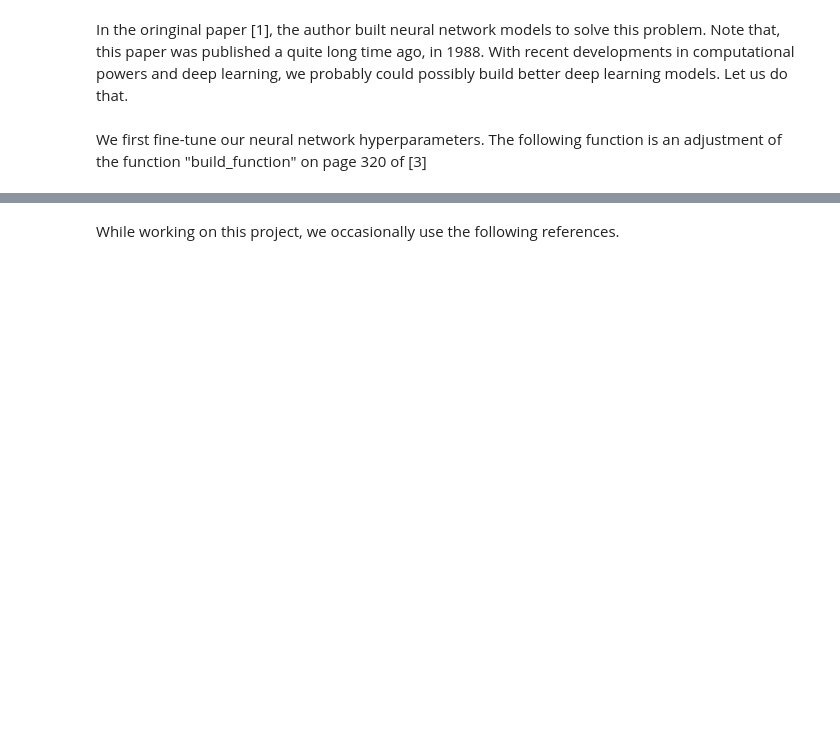
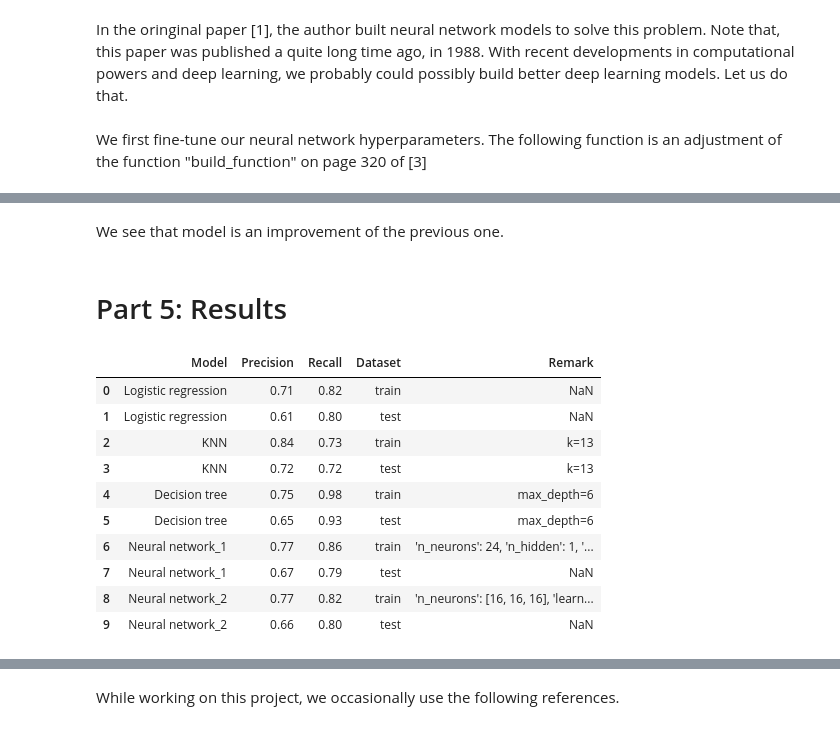
Before and after one commit to tungprime/Diabete-prediction, a Jupyter notebook: Diabetes predictions.ipynb, the cells around one changed output, grey strips where cells are left out. Cells and saved outputs as stored; diff of their text form; code cells hidden in the pictures; blank space fills up the shorter version.

```diff
--- a/Diabetes predictions.ipynb
+++ b/Diabetes predictions.ipynb
@@ -722,0 +835,21 @@ weighted avg       0.79      0.77      0.77       254
+# %% [markdown]
+We see that model is an improvement of the previous one.
+# %% [markdown]
+# Part 5: Results
+# %%
+result=pd.read_excel("diabetes_prediction.xlsx")
+train=result[result['Dataset']=='train']
+test=result[result['Dataset']=='test']
+result
+# %% [output]
+|  | Model | Precision | Recall | Dataset | Remark |
+| 0 | Logistic regression | 0.71 | 0.82 | train | NaN |
+| 1 | Logistic regression | 0.61 | 0.80 | test | NaN |
+| 2 | KNN | 0.84 | 0.73 | train | k=13 |
+| 3 | KNN | 0.72 | 0.72 | test | k=13 |
+| 4 | Decision tree | 0.75 | 0.98 | train | max_depth=6 |
+| 5 | Decision tree | 0.65 | 0.93 | test | max_depth=6 |
+| 6 | Neural network_1 | 0.77 | 0.86 | train | 'n_neurons': 24, 'n_hidden': 1, '... |
+| 7 | Neural network_1 | 0.67 | 0.79 | test | NaN |
+| 8 | Neural network_2 | 0.77 | 0.82 | train | 'n_neurons': [16, 16, 16], 'learn... |
+| 9 | Neural network_2 | 0.66 | 0.80 | test | NaN |
```
Also changed, not shown: parts of 29 cells of this notebook, 3 other files.
